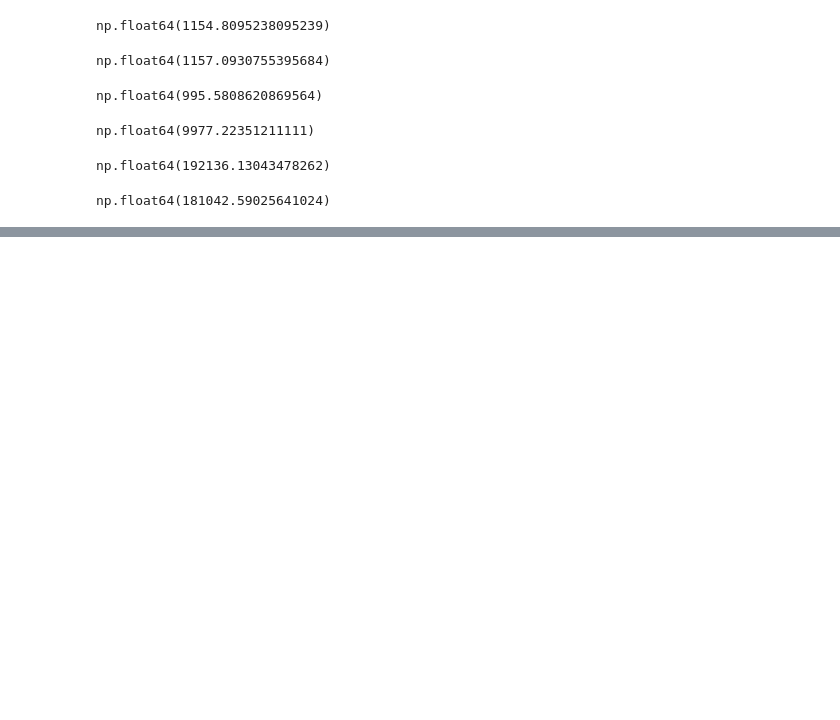
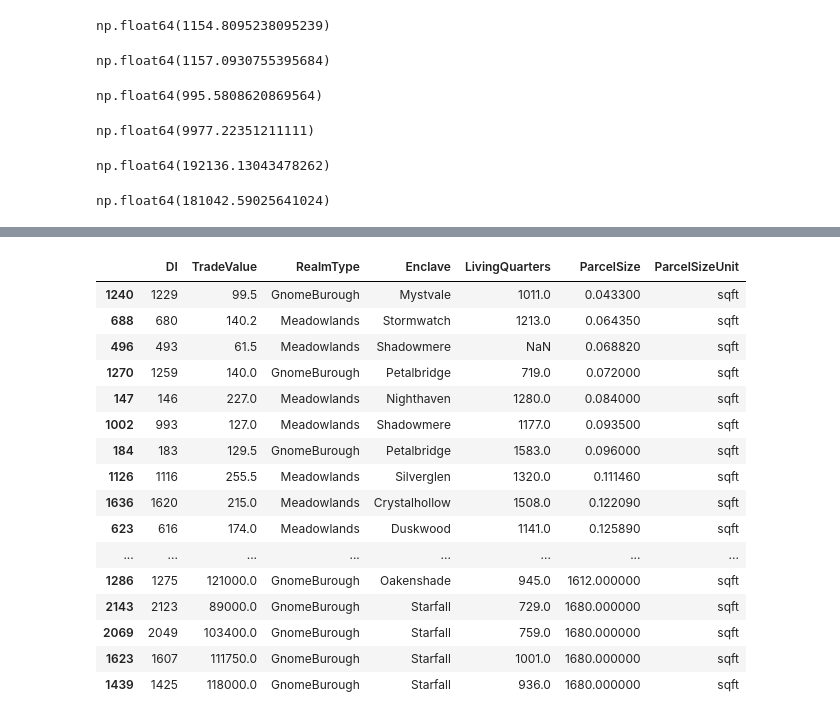
Before and after one commit to RaineScarlett/dsreport, a Jupyter notebook: iteration1.ipynb, the cells around one changed output, grey strips where cells are left out. Cells and saved outputs as stored; diff of their text form; code cells hidden in the pictures; blank space fills up the shorter version.

```diff
--- a/iteration1.ipynb
+++ b/iteration1.ipynb
@@ -213,0 +228,2 @@ np.float64(181042.59025641024)
+# %%
+df["ParcelSize"] = df["ParcelSize"].abs()
@@ -213,0 +242,20 @@ np.float64(181042.59025641024)
+# %%
+df.sort_values(by=["ParcelSize"]).head(50)
+# %% [output]
+|  | DI | TradeValue | RealmType | Enclave | LivingQuarters | ParcelSize | ParcelSizeUnit |
+| 1240 | 1229 | 99.5 | GnomeBurough | Mystvale | 1011.0 | 0.043300 | sqft |
+| 688 | 680 | 140.2 | Meadowlands | Stormwatch | 1213.0 | 0.064350 | sqft |
+| 496 | 493 | 61.5 | Meadowlands | Shadowmere | NaN | 0.068820 | sqft |
+| 1270 | 1259 | 140.0 | GnomeBurough | Petalbridge | 719.0 | 0.072000 | sqft |
+| 147 | 146 | 227.0 | Meadowlands | Nighthaven | 1280.0 | 0.084000 | sqft |
+| 1002 | 993 | 127.0 | Meadowlands | Shadowmere | 1177.0 | 0.093500 | sqft |
+| 184 | 183 | 129.5 | GnomeBurough | Petalbridge | 1583.0 | 0.096000 | sqft |
+| 1126 | 1116 | 255.5 | Meadowlands | Silverglen | 1320.0 | 0.111460 | sqft |
+| 1636 | 1620 | 215.0 | Meadowlands | Crystalhollow | 1508.0 | 0.122090 | sqft |
+| 623 | 616 | 174.0 | Meadowlands | Duskwood | 1141.0 | 0.125890 | sqft |
+| ... | ... | ... | ... | ... | ... | ... | ... |
+| 1286 | 1275 | 121000.0 | GnomeBurough | Oakenshade | 945.0 | 1612.000000 | sqft |
+| 2143 | 2123 | 89000.0 | GnomeBurough | Starfall | 729.0 | 1680.000000 | sqft |
+| 2069 | 2049 | 103400.0 | GnomeBurough | Starfall | 759.0 | 1680.000000 | sqft |
+| 1623 | 1607 | 111750.0 | GnomeBurough | Starfall | 1001.0 | 1680.000000 | sqft |
+| 1439 | 1425 | 118000.0 | GnomeBurough | Starfall | 936.0 | 1680.000000 | sqft |
```
Also changed, not shown: parts of 6 cells of this notebook.
